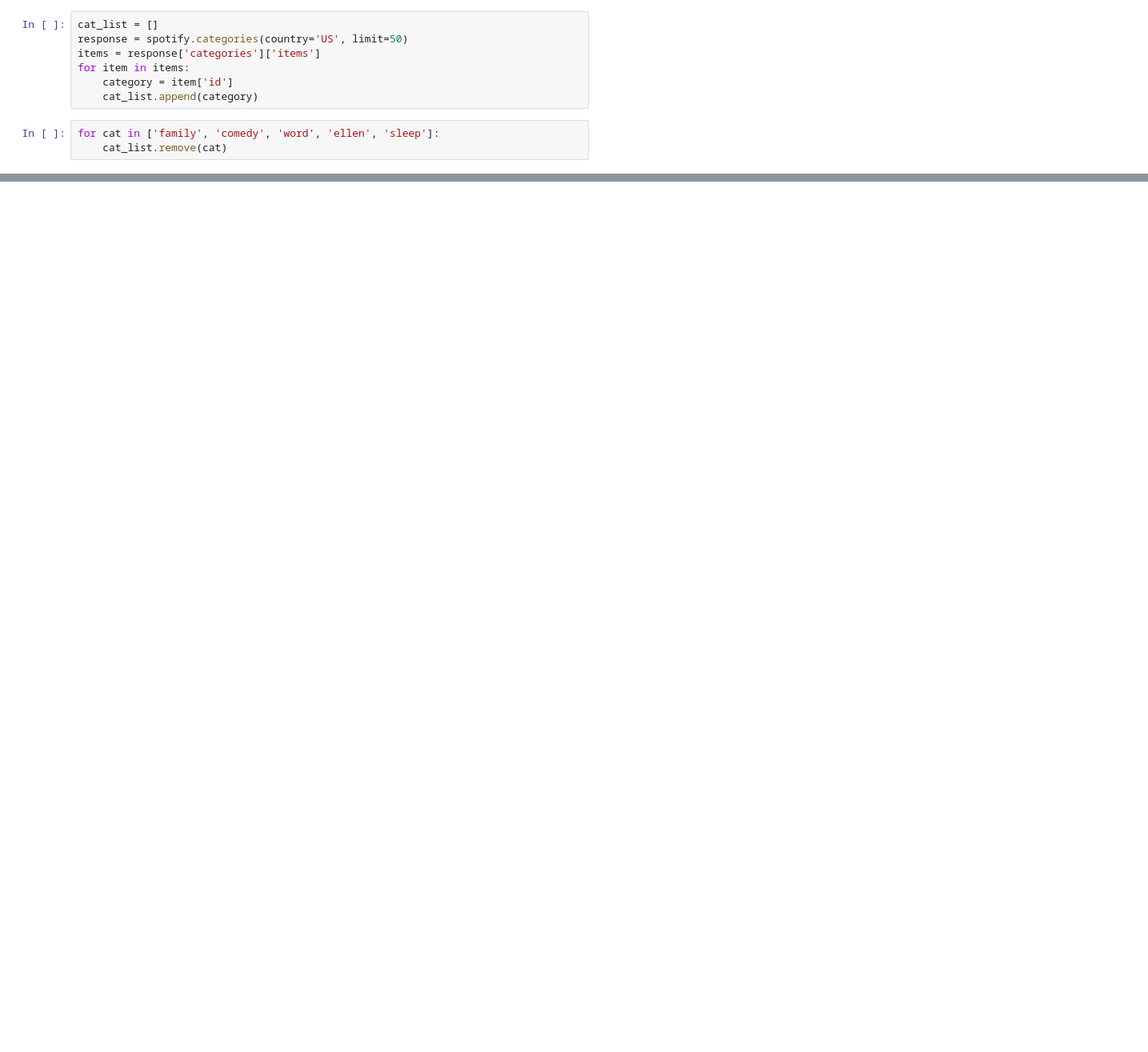
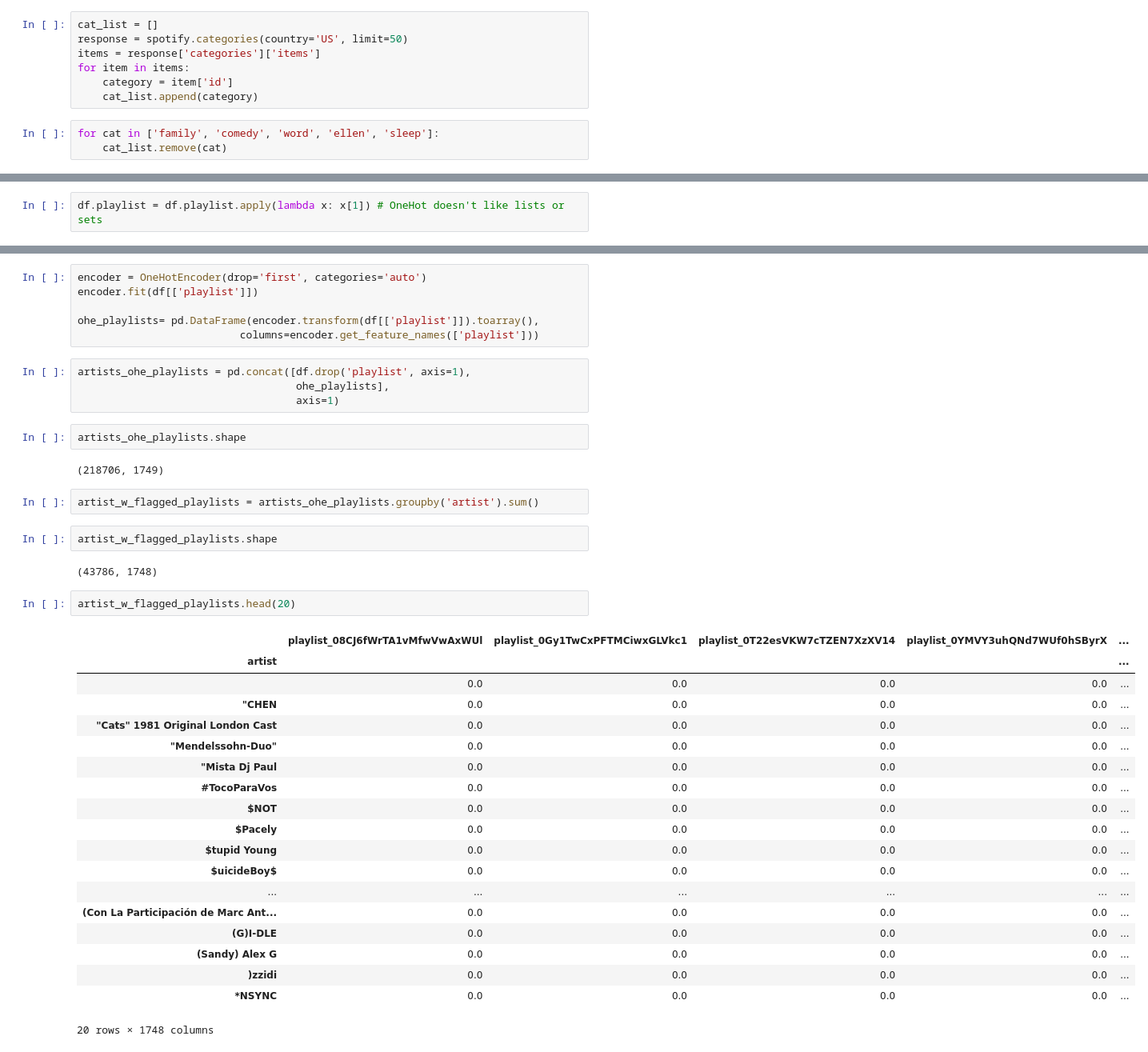
Before and after one commit to Patrickbfuller/solve_music_probs, a Jupyter notebook: ohe_playlists.ipynb, the cells around one changed output, grey strips where cells are left out. Shown at 80% size. Cells and saved outputs as stored; diff of their text form; blank space fills up the shorter version.

Commit message:
compile one hotted artist df with playlist flags WHOO

```diff
--- a/ohe_playlists.ipynb
+++ b/ohe_playlists.ipynb
@@ -66,0 +104,2 @@ with open('playlists_artists_redundant.json', 'w') as f:
+# %%
+df.playlist = df.playlist.apply(lambda x: x[1]) # OneHot doesn't like lists or sets
@@ -66,0 +115,42 @@ with open('playlists_artists_redundant.json', 'w') as f:
+# %%
+encoder = OneHotEncoder(drop='first', categories='auto')
+encoder.fit(df[['playlist']])
+
+ohe_playlists= pd.DataFrame(encoder.transform(df[['playlist']]).toarray(),
+                          columns=encoder.get_feature_names(['playlist']))
+# %%
+artists_ohe_playlists = pd.concat([df.drop('playlist', axis=1),
+                                   ohe_playlists],
+                                   axis=1)
+# %%
+artists_ohe_playlists.shape
+# %% [output]
+(218706, 1749)
+# %%
+artist_w_flagged_playlists = artists_ohe_playlists.groupby('artist').sum()
+# %%
+artist_w_flagged_playlists.shape
+# %% [output]
+(43786, 1748)
+# %%
+artist_w_flagged_playlists.head(20)
+# %% [output]
+|  | playlist_08CJ6fWrTA1vMfwVwAxWUl | playlist_0Gy1TwCxPFTMCiwxGLVkc1 | playlist_0T22esVKW7cTZEN7XzXV14 | playlist_0YMVY3uhQNd7WUf0hSByrX | ... |
+| artist |  |  |  |  | ... |
+|  | 0.0 | 0.0 | 0.0 | 0.0 | ... |
+| "CHEN | 0.0 | 0.0 | 0.0 | 0.0 | ... |
+| "Cats" 1981 Original London Cast | 0.0 | 0.0 | 0.0 | 0.0 | ... |
+| "Mendelssohn-Duo" | 0.0 | 0.0 | 0.0 | 0.0 | ... |
+| "Mista Dj Paul | 0.0 | 0.0 | 0.0 | 0.0 | ... |
+| #TocoParaVos | 0.0 | 0.0 | 0.0 | 0.0 | ... |
+| $NOT | 0.0 | 0.0 | 0.0 | 0.0 | ... |
+| $Pacely | 0.0 | 0.0 | 0.0 | 0.0 | ... |
+| $tupid Young | 0.0 | 0.0 | 0.0 | 0.0 | ... |
+| $uicideBoy$ | 0.0 | 0.0 | 0.0 | 0.0 | ... |
+| ... | ... | ... | ... | ... | ... |
+| (Con La Participación de Marc Ant... | 0.0 | 0.0 | 0.0 | 0.0 | ... |
+| (G)I-DLE | 0.0 | 0.0 | 0.0 | 0.0 | ... |
+| (Sandy) Alex G | 0.0 | 0.0 | 0.0 | 0.0 | ... |
+| )zzidi | 0.0 | 0.0 | 0.0 | 0.0 | ... |
+| *NSYNC | 0.0 | 0.0 | 0.0 | 0.0 | ... |
+20 rows × 1748 columns
```
Also changed, not shown: parts of 5 cells of this notebook.
